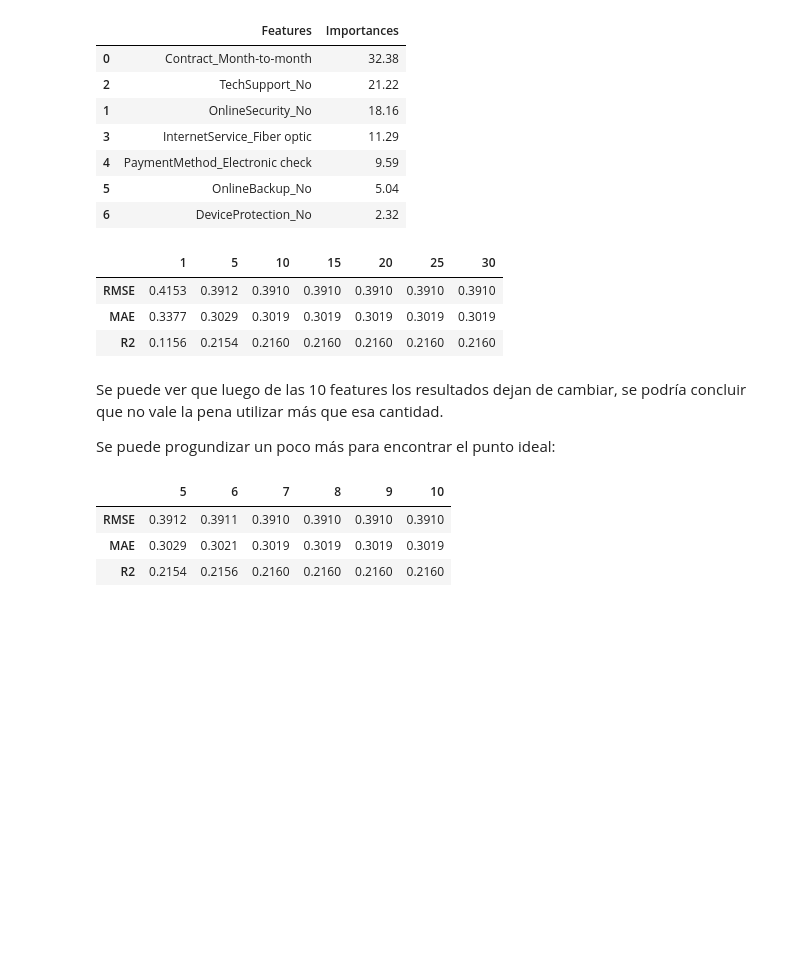
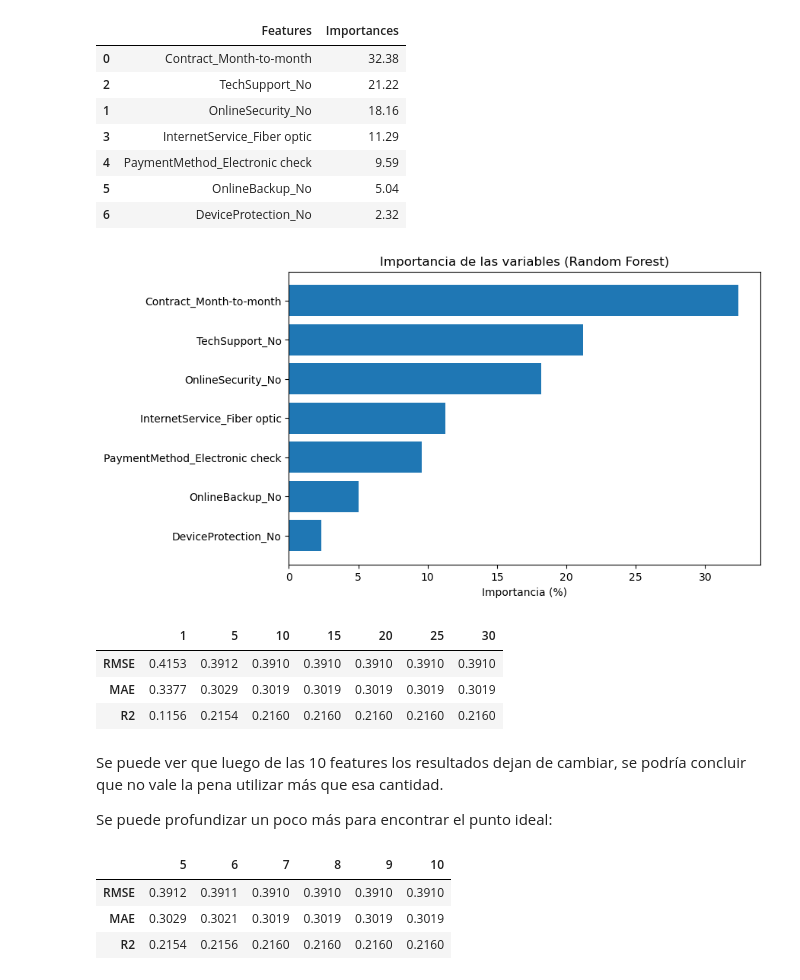
Before and after one commit to Ivan270/telecom-x-pt2, a Jupyter notebook: telecom-x.ipynb, the cells around one changed output. Saved outputs shown, nothing was run; the diff lists cells and outputs as text; code cells hidden in the pictures; blank space fills up the shorter version.

```diff
--- a/telecom-x.ipynb
+++ b/telecom-x.ipynb
@@ -242,9 +250,9 @@ X_train, X_test, y_train, y_test = train_test_split(X, y, test_size=0.3, random_
 # %% [markdown]
 ### Baseline model
 # %%
-from sklearn.dummy import DummyRegressor
+from sklearn.dummy import DummyClassifier
 
-baseline = DummyRegressor()
+baseline = DummyClassifier()
 
 baseline.fit(X_train, y_train)
 # %% [output]
@@ -593,6 +666,17 @@ feature_importances
 | 4 | PaymentMethod_Electronic check | 9.59 |
 | 5 | OnlineBackup_No | 5.04 |
 | 6 | DeviceProtection_No | 2.32 |
+# %%
+# Visualización de la importancia de variables (barplot)
+import matplotlib.pyplot as plt
+plt.figure(figsize=(8,5))
+plt.barh(feature_importances['Features'], feature_importances['Importances'])
+plt.xlabel('Importancia (%)')
+plt.title('Importancia de las variables (Random Forest)')
+plt.gca().invert_yaxis()
+plt.show()
+# %% [output]
+[figure, added]
 # %%
 from sklearn.ensemble import RandomForestRegressor
 
@@ -620,7 +704,7 @@ resultados
 # %% [markdown]
 Se puede ver que luego de las 10 features los resultados dejan de cambiar, se podría concluir que no vale la pena utilizar más que esa cantidad.
 
-Se puede progundizar un poco más para encontrar el punto ideal:
+Se puede profundizar un poco más para encontrar el punto ideal:
 # %%
 resultados = pd.DataFrame(index=["RMSE", "MAE", "R2"])
 model_features = RandomForestRegressor(max_depth=5, random_state=16)
```
Also changed, not shown: parts of 20 cells of this notebook.
